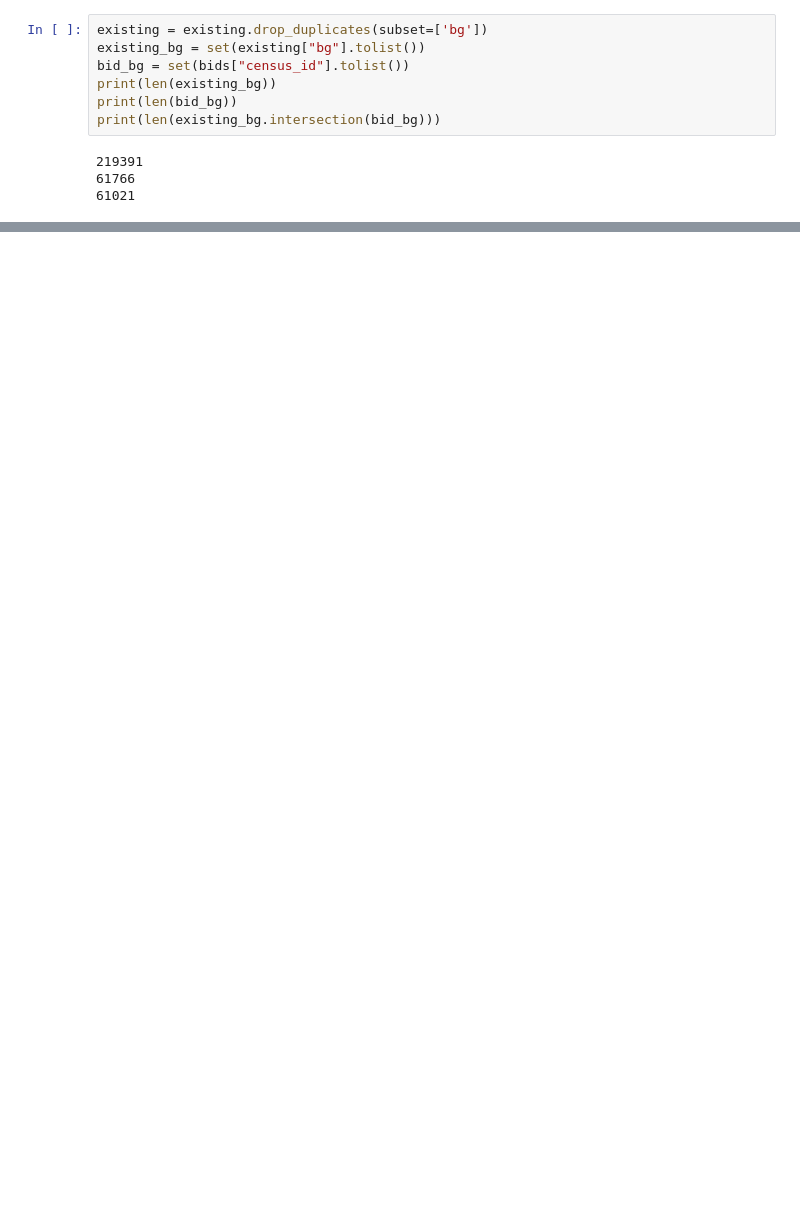
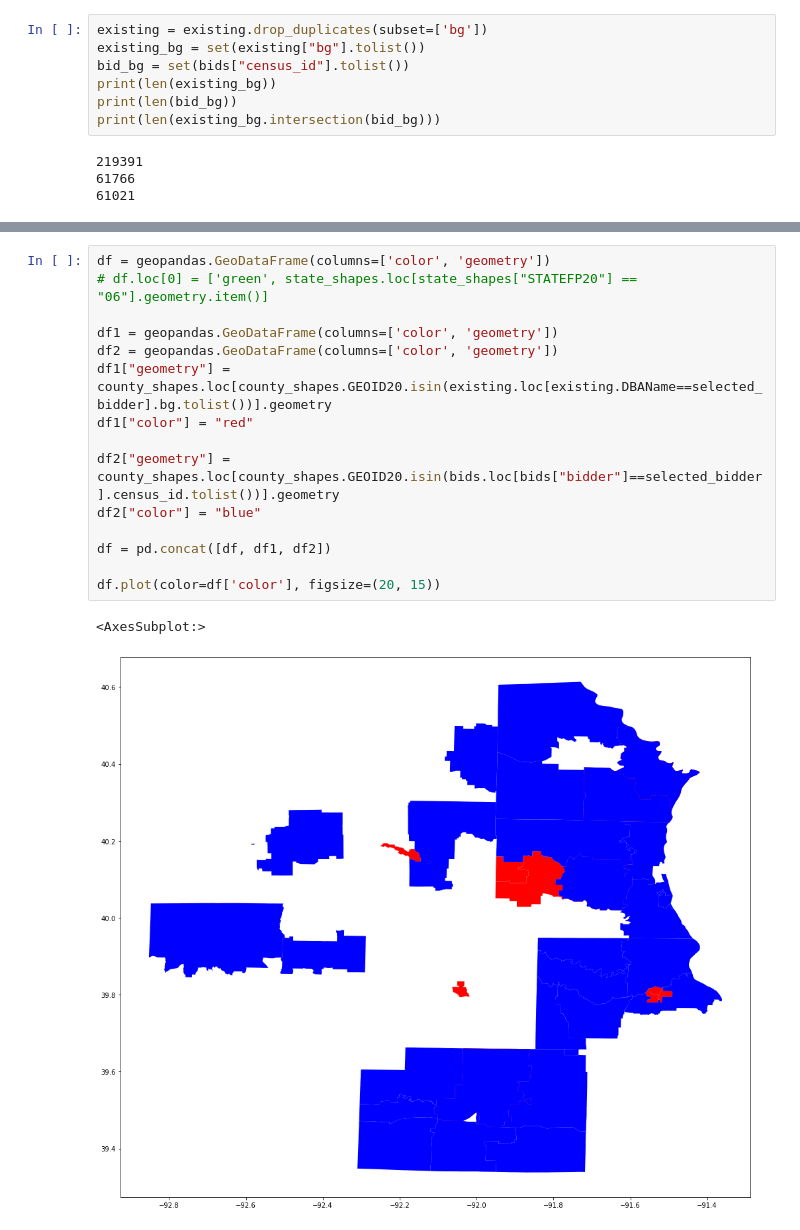
Before and after one commit to PrathamSoni/FCC904, a Jupyter notebook: neighbors.ipynb, the cells around one changed output, grey strips where cells are left out. Drawn from its saved outputs; the diff is of its cells as text; blank space fills up the shorter version.

```diff
--- a/neighbors.ipynb
+++ b/neighbors.ipynb
@@ -184,0 +211,18 @@ with open('neighbors.pkl', 'wb') as f:
+# %%
+df = geopandas.GeoDataFrame(columns=['color', 'geometry'])
+# df.loc[0] = ['green', state_shapes.loc[state_shapes["STATEFP20"] == "06"].geometry.item()]
+
+df1 = geopandas.GeoDataFrame(columns=['color', 'geometry'])
+df2 = geopandas.GeoDataFrame(columns=['color', 'geometry'])
+df1["geometry"] = county_shapes.loc[county_shapes.GEOID20.isin(existing.loc[existing.DBAName==selected_bidder].bg.tolist())].geometry
+df1["color"] = "red"
+
+df2["geometry"] = county_shapes.loc[county_shapes.GEOID20.isin(bids.loc[bids["bidder"]==selected_bidder].census_id.tolist())].geometry
+df2["color"] = "blue"
+
+df = pd.concat([df, df1, df2])
+
+df.plot(color=df['color'], figsize=(20, 15))
+# %% [output]
+<AxesSubplot:>
+[figure, added]
```
Also changed, not shown: parts of 13 cells of this notebook, 1 other file.
